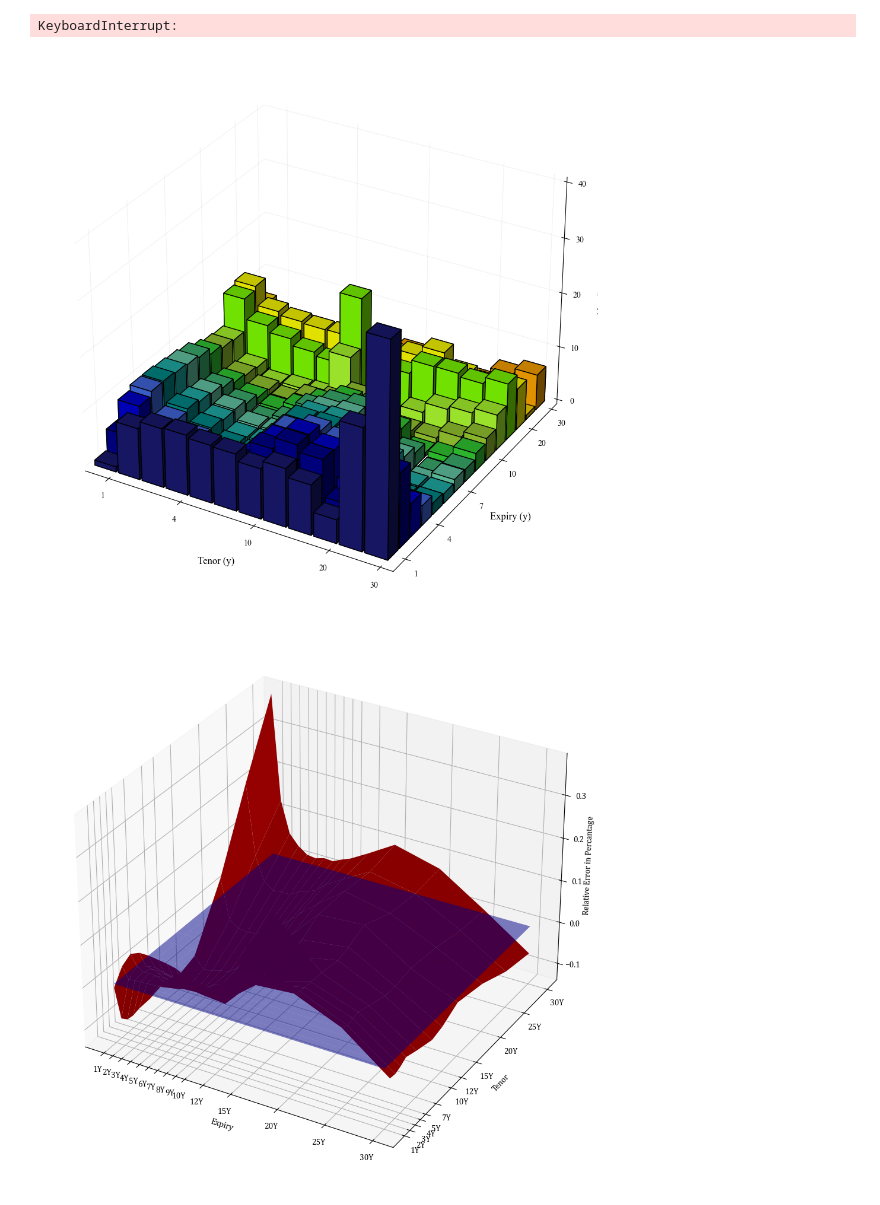
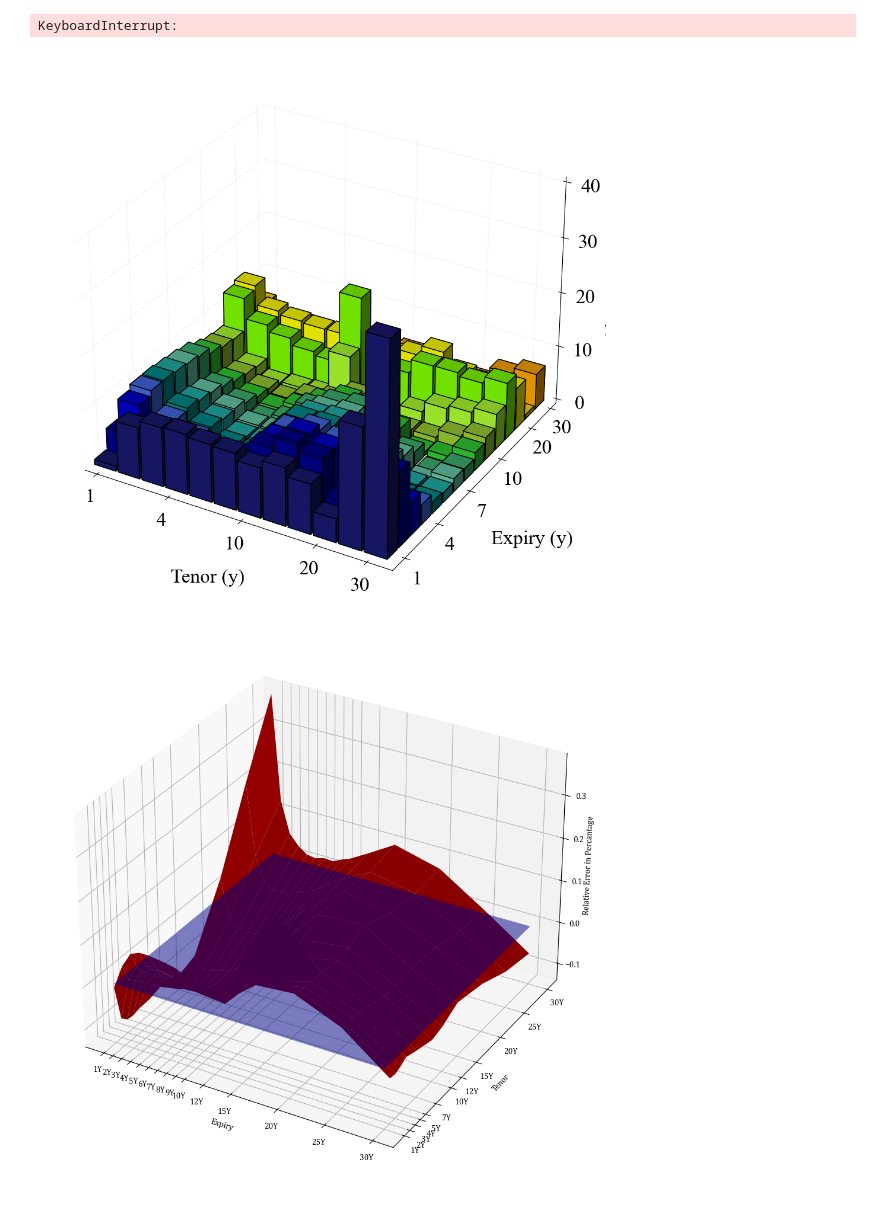
Before and after one commit to Eskild-afk/MasterThesis, a Jupyter notebook: quikMaths.ipynb, the cells around one changed output. Saved outputs shown, nothing was run; the diff lists cells and outputs as text; code cells hidden in the pictures.

Commit message:
label error size

```diff
--- a/quikMaths.ipynb
+++ b/quikMaths.ipynb
@@ -240,42 +244,49 @@ dz = np.abs(fittedHW.values).ravel()
 #ax.invert_yaxis()
 ax.view_init(30, 300)
 ax.bar3d(xpos, ypos, zpos, dx, dy, dz, color=col, alpha = 1, edgecolor = 'black')
 
 #Ticks to match years
-ax.set_xticks([1.75, 4.75, 7.75, 10.75, 12.75])
+ax.set_xticks([1.25, 4.25, 7.25, 10.25, 12.25])
 ax.set_xticklabels([1, 4, 10, 20, 30])
 ax.set_yticks([1.75, 4.75, 7.75, 10.75, 13.75, 15.75])
 ax.set_yticklabels([1, 4, 7, 10, 20, 30])
 ax.set_zticks([0, 0.1, 0.2, 0.3, 0.4])
 ax.set_zticklabels([0, 10, 20, 30, 40])
 ax.set_xlim(1,13)
 ax.set_ylim(1,16)
 ax.set_zlim(0,0.4)
 
+ax.tick_params(labelsize=24, pad = 5, direction = 'out')
+#ax.tick_params(axis='y', labelsize=24, pad = 5)
+ax.tick_params(axis='z', labelsize=24, pad = 10)
+#ax.set_yticklabels([f'{int(x/12)}Y' for x in straddlesobs.columns])
+#ax.set_yticklabels([int(x/12) for x in straddlesobs.columns])
+
 #Background
 ax.xaxis.pane.fill = False
 ax.yaxis.pane.fill = False
 ax.zaxis.pane.fill = False
 
+ax.view_init(30, 300)
+
 ax.xaxis.pane.set_edgecolor('w')
 ax.yaxis.pane.set_edgecolor('w')
 ax.zaxis.pane.set_edgecolor('w')
-
 #Labelling
 ax.xaxis.set_rotate_label(False)
 ax.yaxis.set_rotate_label(False)
 
-ax.xaxis.labelpad = 15
-ax.yaxis.labelpad = 15
-ax.zaxis.labelpad = 10
+ax.xaxis.labelpad = 30
+ax.yaxis.labelpad = 40
+ax.zaxis.labelpad = 20
 
-ax.set_xlabel('Tenor (y)', fontsize = 12, rotation = 0)
-ax.set_ylabel('Expiry (y)', fontsize = 12, rotation = 0)
-ax.set_zlabel('Abs. Error (%)', fontsize = 12)
+ax.set_xlabel('Tenor (y)', fontsize = 24, rotation = 0)
+ax.set_ylabel('Expiry (y)', fontsize = 24, rotation = 0)
+ax.set_zlabel('Abs Error (%)', fontsize = 24)
 
 plt.savefig(f'./Graphs/Calibration_Errors.png')
 # %% [output]
-[figure, old version]
+[figure, new version]
 # %%
 rev=0.08670264780833303#result.x[0]
 vol=0.013928489964789946#result.x[1]
```
Also changed, not shown: parts of 1 cell of this notebook, 2 other files.
